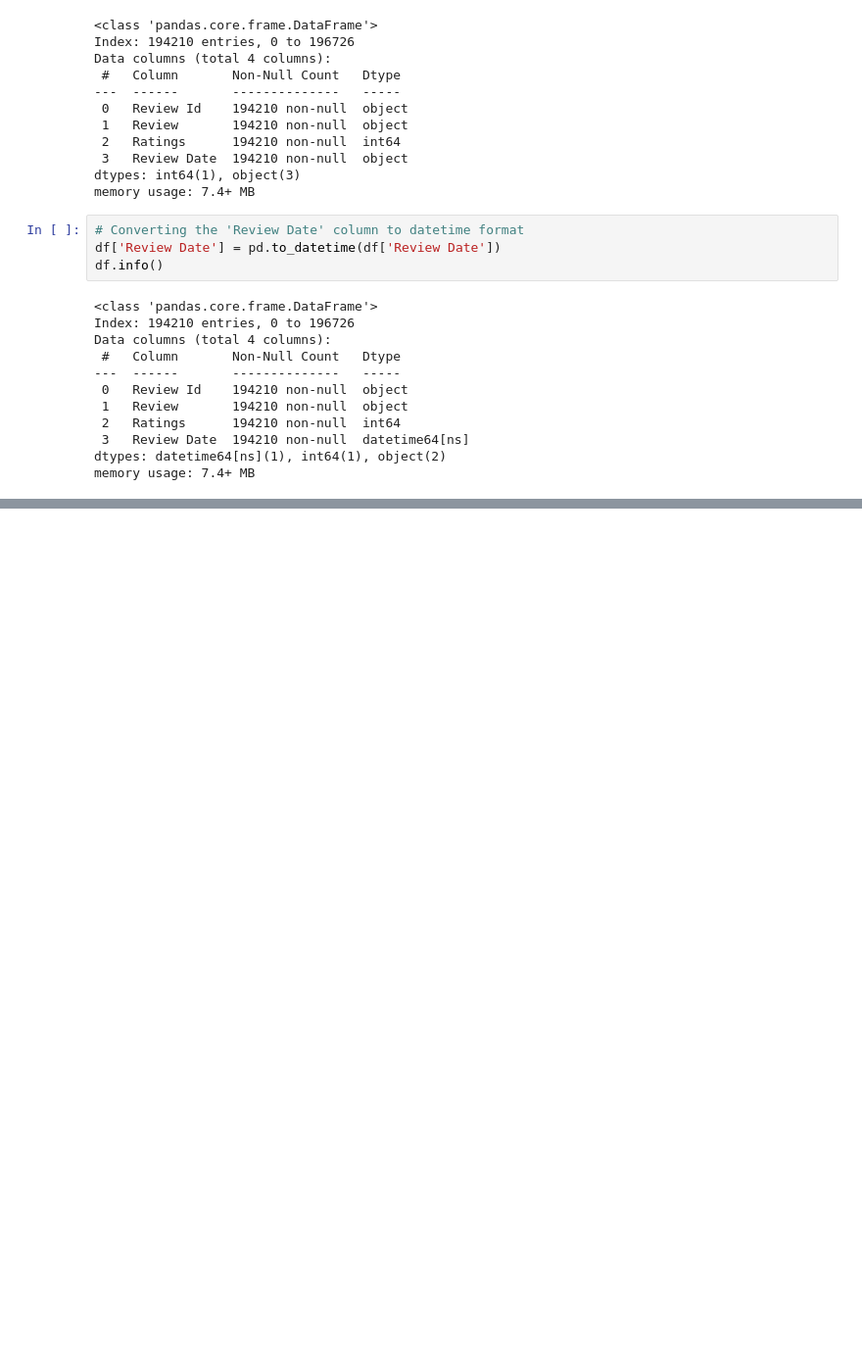
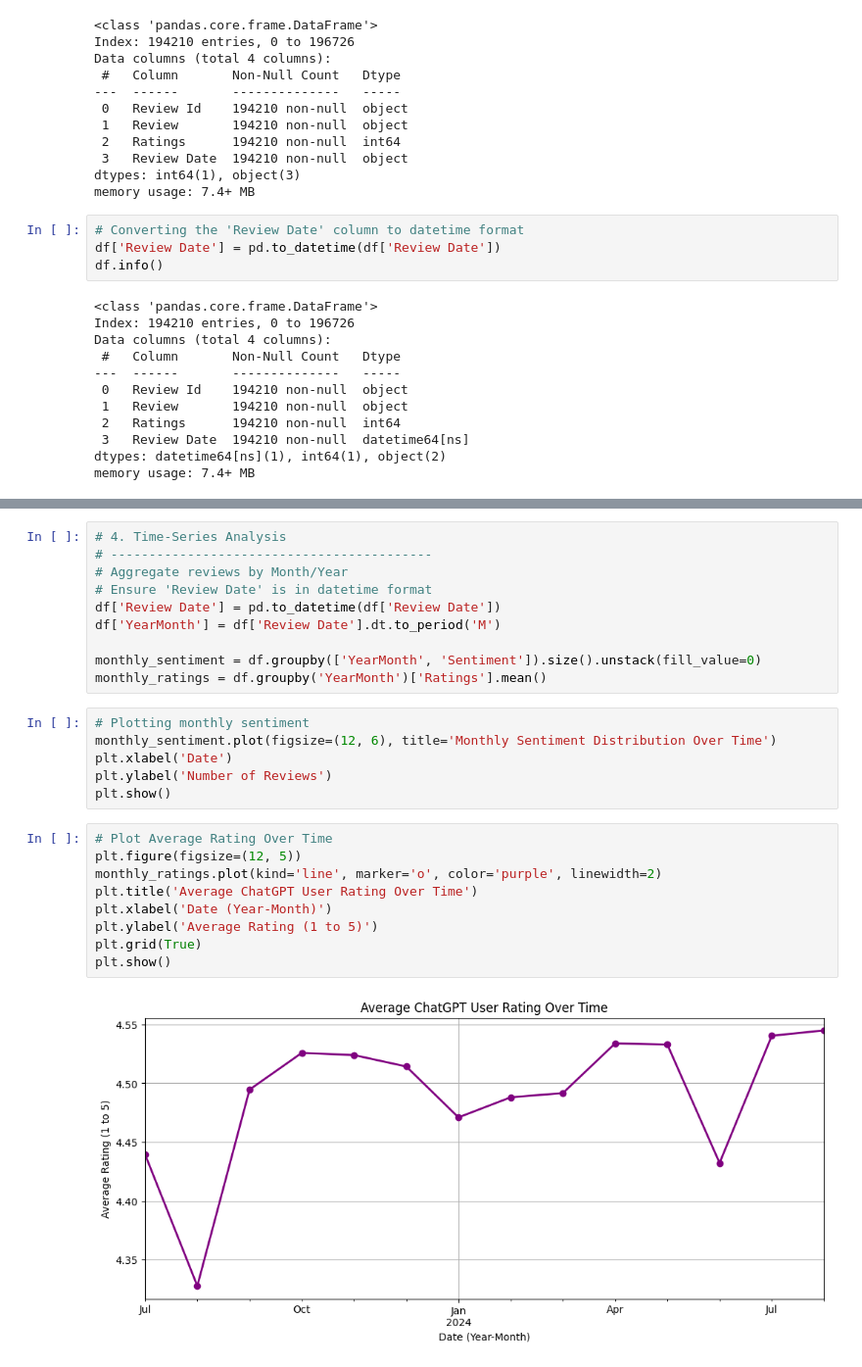
Before and after one commit to samridhi25445/ChatGPT-Analysis, a Jupyter notebook: ChatGPT_Analysis.ipynb, the cells around one changed output, grey strips where cells are left out. Shown at 98% size. Drawn from its saved outputs; the diff is of its cells as text; blank space fills up the shorter version.

```diff
--- a/ChatGPT_Analysis.ipynb
+++ b/ChatGPT_Analysis.ipynb
@@ -110,0 +219,27 @@ Maximum Value : 5
+# %%
+# 4. Time-Series Analysis
+# ------------------------------------------
+# Aggregate reviews by Month/Year
+# Ensure 'Review Date' is in datetime format
+df['Review Date'] = pd.to_datetime(df['Review Date'])
+df['YearMonth'] = df['Review Date'].dt.to_period('M')
+
+monthly_sentiment = df.groupby(['YearMonth', 'Sentiment']).size().unstack(fill_value=0)
+monthly_ratings = df.groupby('YearMonth')['Ratings'].mean()
+# %%
+# Plotting monthly sentiment
+monthly_sentiment.plot(figsize=(12, 6), title='Monthly Sentiment Distribution Over Time')
+plt.xlabel('Date')
+plt.ylabel('Number of Reviews')
+plt.show()
+# %%
+# Plot Average Rating Over Time
+plt.figure(figsize=(12, 5))
+monthly_ratings.plot(kind='line', marker='o', color='purple', linewidth=2)
+plt.title('Average ChatGPT User Rating Over Time')
+plt.xlabel('Date (Year-Month)')
+plt.ylabel('Average Rating (1 to 5)')
+plt.grid(True)
+plt.show()
+# %% [output]
+[figure, added]
```
Also changed, not shown: parts of 9 cells of this notebook.
